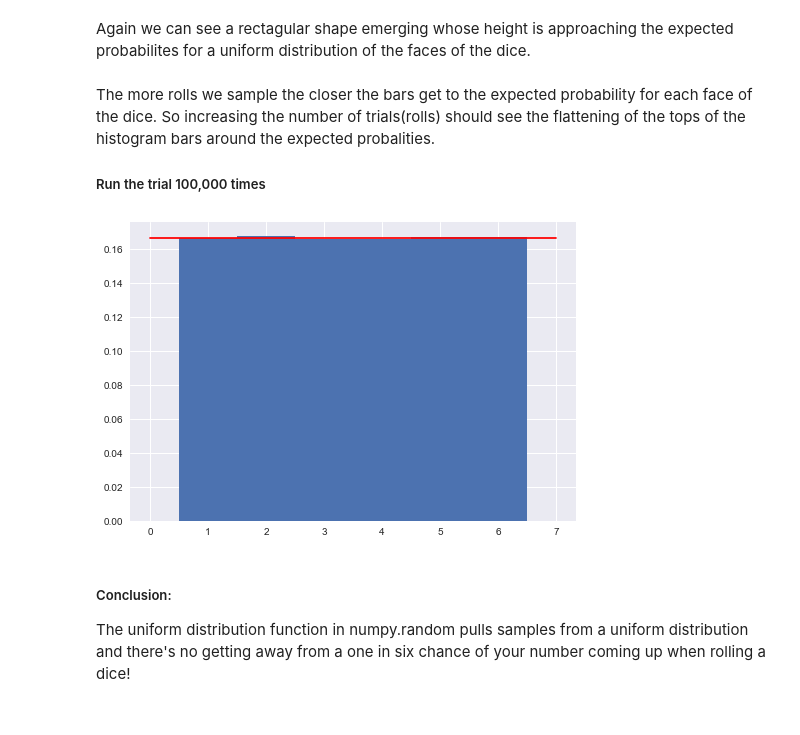
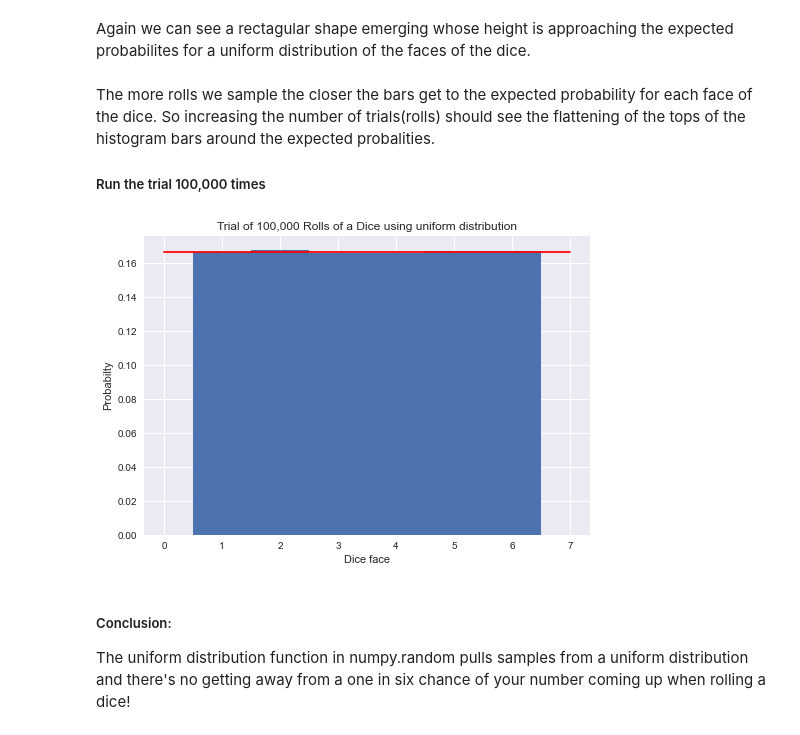
Before and after one commit to MarkJParry/PDA-Numpy, a Jupyter notebook: numpy-random.ipynb, the cells around one changed output. Saved outputs shown, nothing was run; the diff lists cells and outputs as text; code cells hidden in the pictures.

```diff
--- a/numpy-random.ipynb
+++ b/numpy-random.ipynb
@@ -341,12 +360,15 @@ The more rolls we sample the closer the bars get to the expected probability for
 <br>
 ##### Run the trial 100,000 times
 # %%
+plt.ylabel("Probabilty")
+plt.xlabel("Dice face")
+plt.title("Trial of 100,000 Rolls of a Dice using uniform distribution")
 rolls = rng.uniform(1,7,no_rolls*100)
 plt.hist(rolls,bins=[1,2,3,4,5,6,7],align='left',density=True)
 plt.plot(probabilities,color="r")
 plt.show()
 # %% [output]
-[figure, old version]
+[figure, new version]
 # %% [markdown]
 ##### Conclusion:
 The uniform distribution function in numpy.random pulls samples from a uniform distribution and there's no getting away from a one in six chance of your number coming up when rolling a dice!
```
Also changed, not shown: parts of 51 cells of this notebook, 1 other file.
